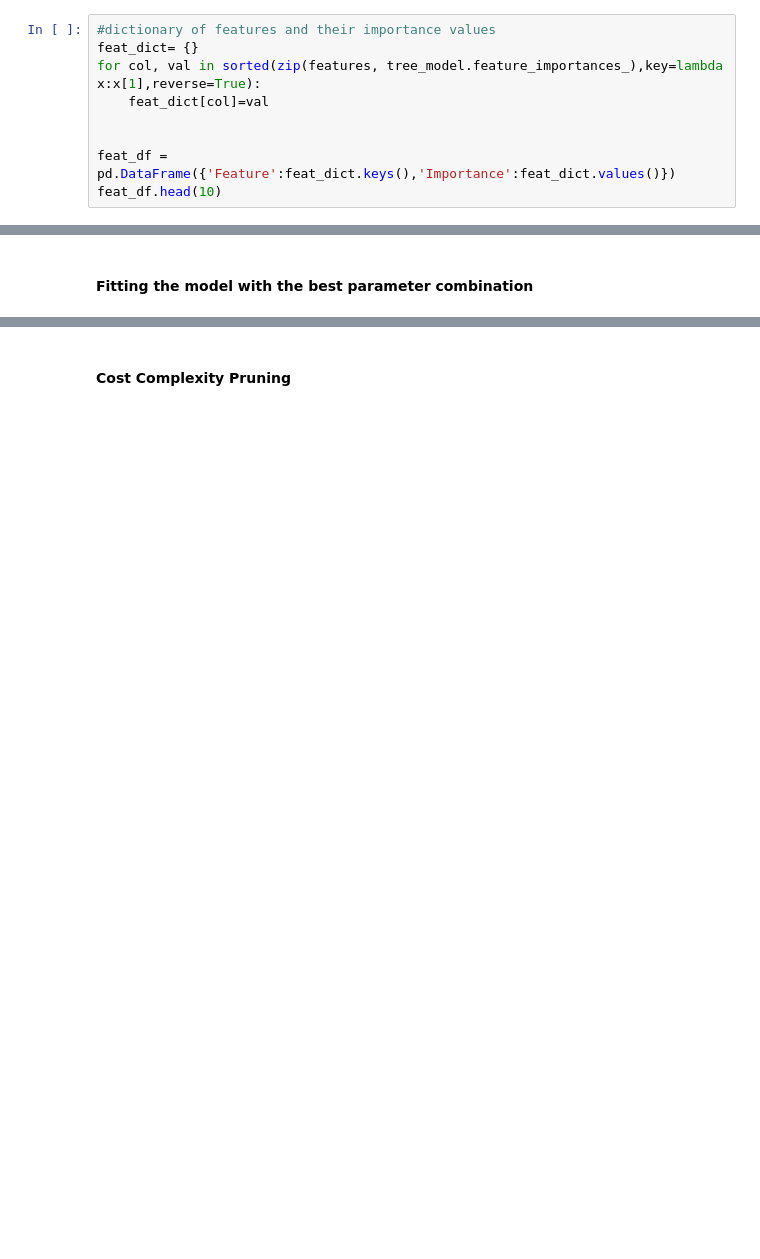
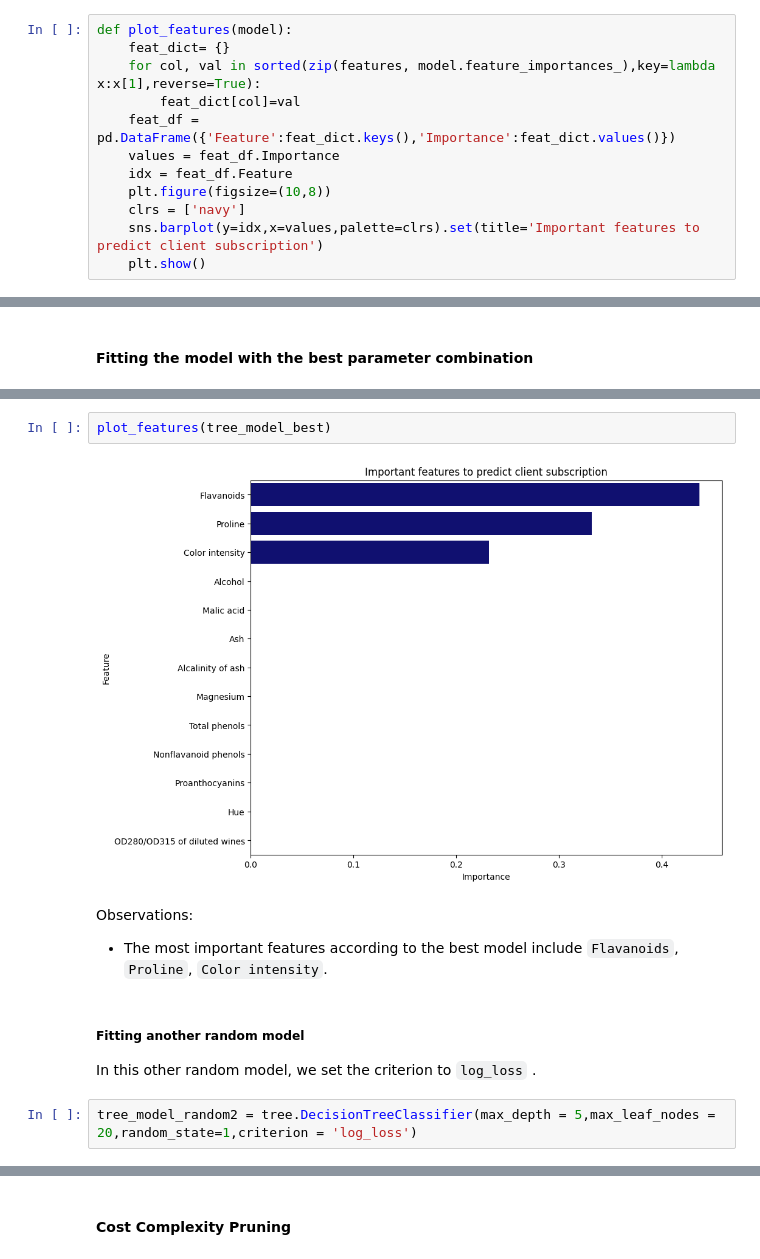
Before and after one commit to nadiaverdha/MachineLearningEx1, a Jupyter notebook: Ex1_wine.ipynb, the cells around one changed output, grey strips where cells are left out. Drawn from its saved outputs; the diff is of its cells as text; blank space fills up the shorter version.

```diff
--- a/Ex1_wine.ipynb
+++ b/Ex1_wine.ipynb
@@ -322,9 +323,12 @@ plt.show()
 # %%
-#dictionary of features and their importance values
-feat_dict= {}
-for col, val in sorted(zip(features, tree_model.feature_importances_),key=lambda x:x[1],reverse=True):
-    feat_dict[col]=val
-
-
-feat_df = pd.DataFrame({'Feature':feat_dict.keys(),'Importance':feat_dict.values()})
-feat_df.head(10)
+def plot_features(model):
+    feat_dict= {}
+    for col, val in sorted(zip(features, model.feature_importances_),key=lambda x:x[1],reverse=True):
+        feat_dict[col]=val
+    feat_df = pd.DataFrame({'Feature':feat_dict.keys(),'Importance':feat_dict.values()})
+    values = feat_df.Importance
+    idx = feat_df.Feature
+    plt.figure(figsize=(10,8))
+    clrs = ['navy']
+    sns.barplot(y=idx,x=values,palette=clrs).set(title='Important features to predict client subscription')
+    plt.show()
@@ -405,0 +400,13 @@ Observations:
+# %%
+plot_features(tree_model_best)
+# %% [output]
+[figure, added]
+# %% [markdown]
+Observations:
+- The most important features according to the best model include `Flavanoids`, `Proline`, `Color intensity`.
+# %% [markdown]
+##### Fitting another random model
+
+In this other random model, we set the criterion to `log_loss` .
+# %%
+tree_model_random2 = tree.DecisionTreeClassifier(max_depth = 5,max_leaf_nodes = 20,random_state=1,criterion = 'log_loss')
```
Also changed, not shown: parts of 30 cells of this notebook, 1 other file.
